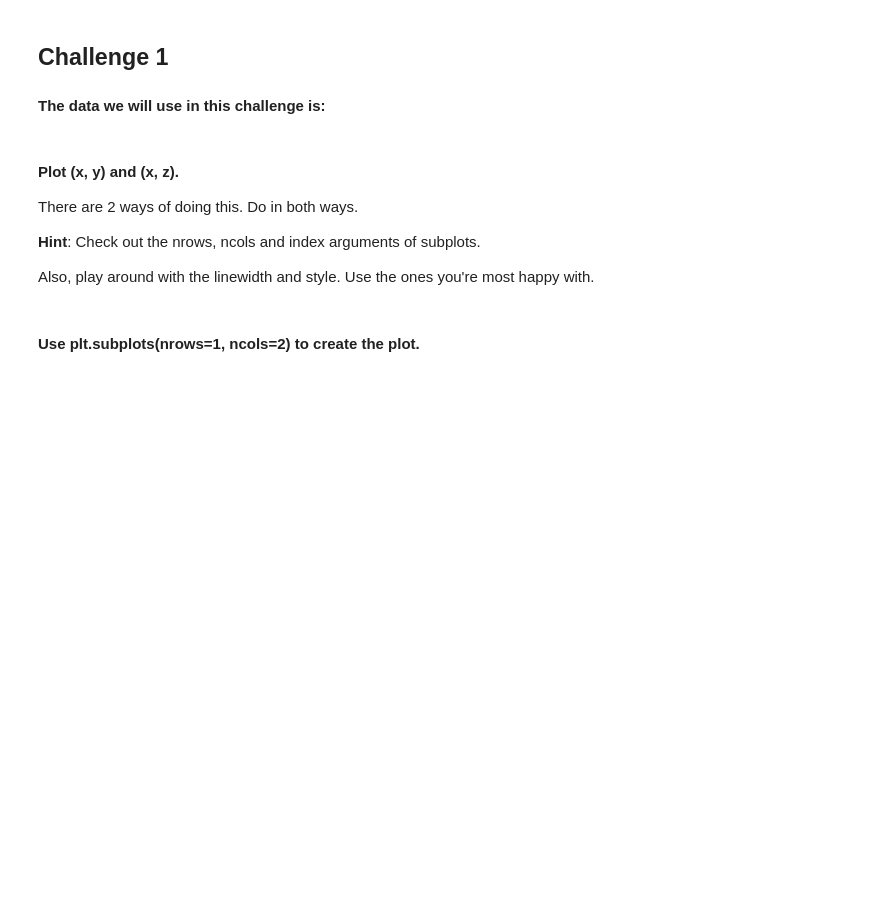
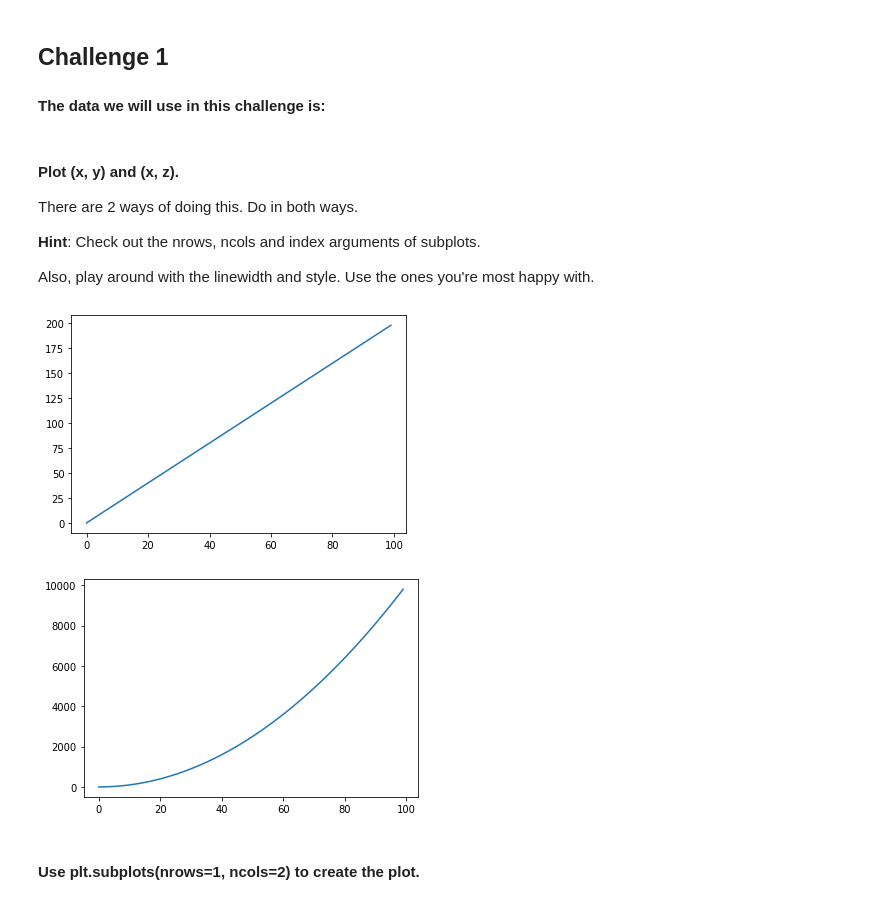
Before and after one commit to ta-datapt-bcn/lab-matplotlib-seaborn, a Jupyter notebook: your-code/main.ipynb, the cells around one changed output. Drawn from its saved outputs; the diff is of its cells as text; code cells hidden in the pictures; blank space fills up the shorter version.

```diff
--- a/your-code/main.ipynb
+++ b/your-code/main.ipynb
@@ -28,2 +30,11 @@ Also, play around with the linewidth and style. Use the ones you're most happy w
+# %%
+# Method 1
+plt.plot(x,y)
+plt.show()
+plt.plot(x,z)
+plt.show()
+# %% [output]
+[figure, added]
+[figure, added]
 # %% [markdown]
 #### Use plt.subplots(nrows=1, ncols=2) to create the plot.
```
Also changed, not shown: parts of 42 cells of this notebook, 5 other files.
